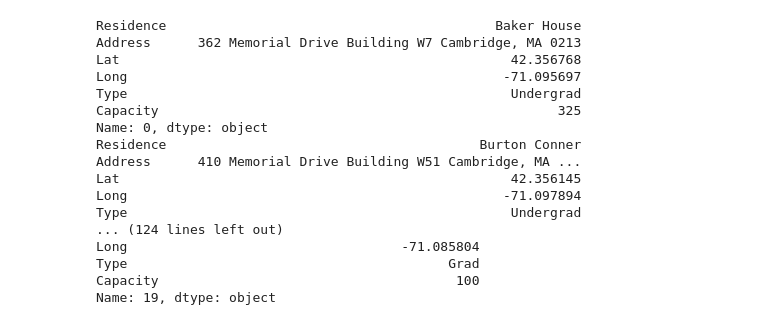
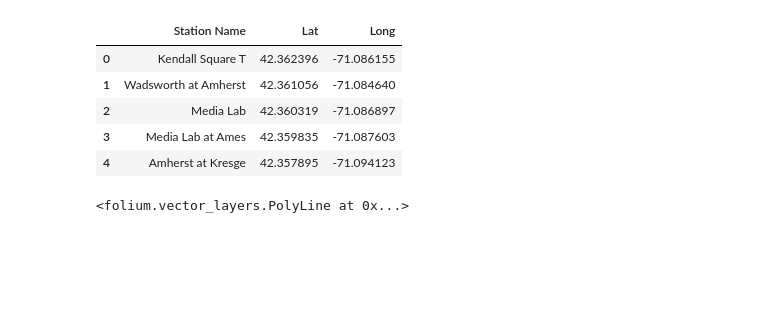
Before and after one commit to victor-radermecker/MIT-Shuttle-Service-Optimization-Project, a Jupyter notebook: src/maps.ipynb, the cells around one changed output. Cells and saved outputs as stored; diff of their text form; code cells hidden in the pictures; blank space fills up the shorter version.

```diff
--- a/src/maps.ipynb
+++ b/src/maps.ipynb
@@ -40,6 +40,7 @@ MIT_Map = folium.Map(
 )
 # %%
 residences = pd.read_csv("../HousingData.csv")
+current_stops = pd.read_csv("../current_stops.csv")
 # %%
 residences.head()
 # %% [output]
@@ -49,34 +50,40 @@ residences.head()
 | 2 | East Campus | 42.3600082317933, -71.08839675920484 | 42.360036 | -71.088397 | Undergrad | 383 |
 | 3 | MacGregor House | 450 Memorial Drive Building W61 C... | 42.355645 | -71.099563 | Undergrad | 313 |
 | 4 | Maseeh Hall | 305 Memorial Drive Building W1 Ca... | 42.357843 | -71.093448 | Undergrad | 500 |
+# %%
+current_stops.head()
+# %% [output]
+|  | Station Name | Lat | Long |
+| 0 | Kendall Square T | 42.362396 | -71.086155 |
+| 1 | Wadsworth at Amherst | 42.361056 | -71.084640 |
+| 2 | Media Lab | 42.360319 | -71.086897 |
+| 3 | Media Lab at Ames | 42.359835 | -71.087603 |
+| 4 | Amherst at Kresge | 42.357895 | -71.094123 |
 # %%
 for i in range(len(residences)):
     row = residences.iloc[i]
-    print(row)
     folium.Marker(
         location= [row["Lat"], row["Long"]],
         popup= row["Residence"],
         radius=50,
         icon=folium.Icon(color="black", icon="home", prefix="fa"),
     ).add_to(MIT_Map)
+
+for i in range(len(residences)):
+    row = residences.iloc[i]
+    folium.Marker(
+        location= [row["Lat"], row["Long"]],
+        popup= row["Residence"],
+        radius=50,
+        icon=folium.Icon(color="black", icon="home", prefix="fa"),
+    ).add_to(MIT_Map)
-# %% [output]
-Residence                                          Baker House
-Address      362 Memorial Drive Building W7 Cambridge, MA 0213
-Lat                                                  42.356768
-Long                                                -71.095697
-Type                                                 Undergrad
-Capacity                                                   325
-Name: 0, dtype: object
-Residence                                        Burton Conner
-Address      410 Memorial Drive Building W51 Cambridge, MA ...
-Lat                                                  42.356145
-Long                                                -71.097894
-Type                                                 Undergrad
-... (124 lines left out)
-Long                                   -71.085804
-Type                                         Grad
-Capacity                                      100
-Name: 19, dtype: object
+# %%
+point1 = (residences.iloc[1]["Lat"], residences.iloc[1]["Long"])
+point2 = (residences.iloc[2]["Lat"], residences.iloc[2]["Long"])
+
+folium.PolyLine([point1, point2], color="blue", weight=3.5, opacity=1).add_to(MIT_Map)
+# %% [output]
+<folium.vector_layers.PolyLine at 0x...>
 # %%
 MIT_Map
 # %% [output]
```
Also changed, not shown: parts of 2 cells of this notebook, 2 other files.
